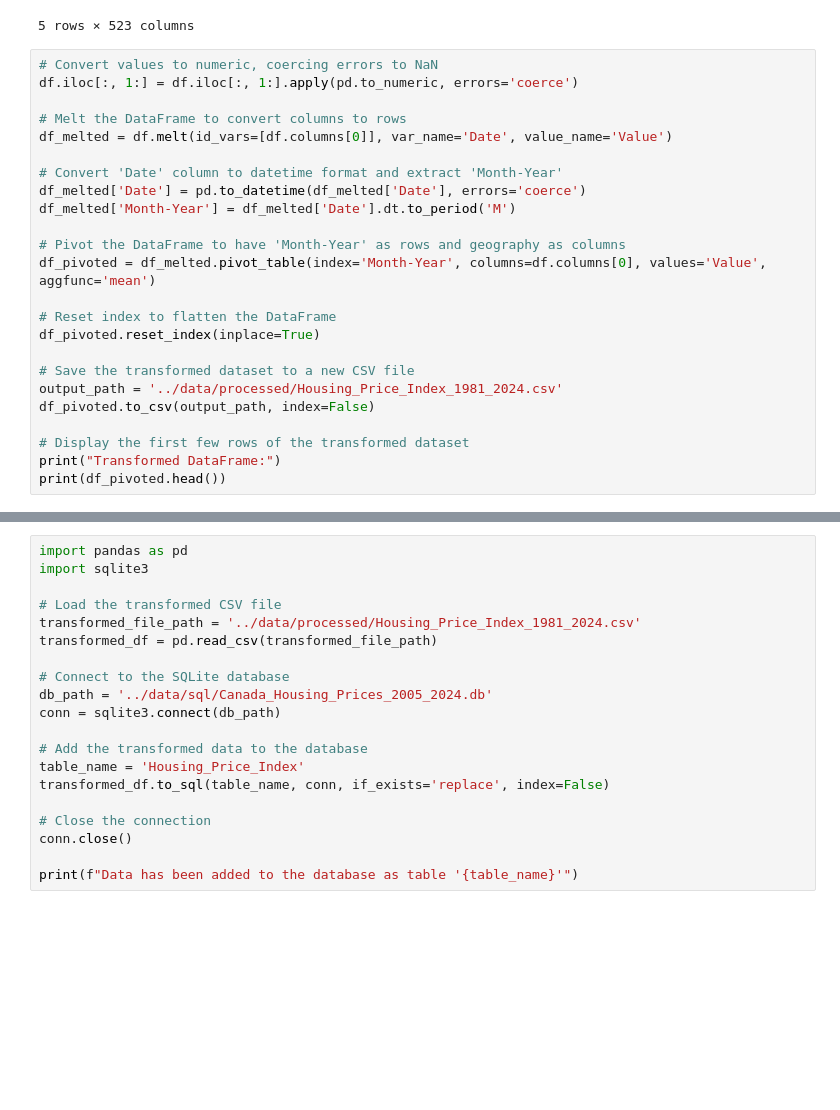
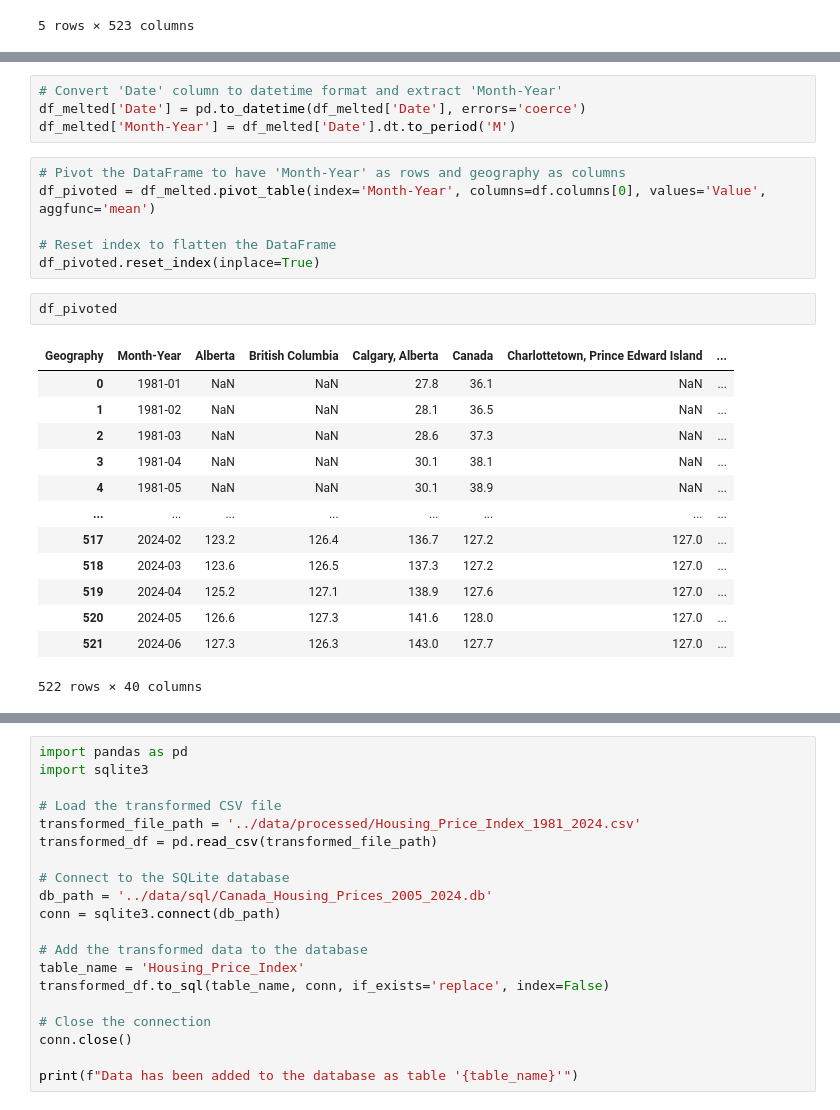
Before and after one commit to hitechparadigm/team_project_2, a Jupyter notebook: src/housing_price_index_dataset.ipynb, the cells around one changed output, grey strips where cells are left out. Saved outputs shown, nothing was run; the diff lists cells and outputs as text; blank space fills up the shorter version.

```diff
--- a/src/housing_price_index_dataset.ipynb
+++ b/src/housing_price_index_dataset.ipynb
@@ -26,27 +26,3 @@ df.head()
 | 3 | Prince Edward Island | <NA> | <NA> | <NA> | <NA> | <NA> | <NA> | <NA> | <NA> | <NA> | ... | ... |
 | 4 | Charlottetown, Prince Edward Island | <NA> | <NA> | <NA> | <NA> | <NA> | <NA> | <NA> | <NA> | <NA> | ... | ... |
 5 rows × 523 columns
-# %%
-# Convert values to numeric, coercing errors to NaN
-df.iloc[:, 1:] = df.iloc[:, 1:].apply(pd.to_numeric, errors='coerce')
-
-# Melt the DataFrame to convert columns to rows
-df_melted = df.melt(id_vars=[df.columns[0]], var_name='Date', value_name='Value')
-
-# Convert 'Date' column to datetime format and extract 'Month-Year'
-df_melted['Date'] = pd.to_datetime(df_melted['Date'], errors='coerce')
-df_melted['Month-Year'] = df_melted['Date'].dt.to_period('M')
-
-# Pivot the DataFrame to have 'Month-Year' as rows and geography as columns
-df_pivoted = df_melted.pivot_table(index='Month-Year', columns=df.columns[0], values='Value', aggfunc='mean')
-
-# Reset index to flatten the DataFrame
-df_pivoted.reset_index(inplace=True)
-
-# Save the transformed dataset to a new CSV file
-output_path = '../data/processed/Housing_Price_Index_1981_2024.csv'
-df_pivoted.to_csv(output_path, index=False)
-
-# Display the first few rows of the transformed dataset
-print("Transformed DataFrame:")
-print(df_pivoted.head())
@@ -70,0 +52,26 @@ Geography Charlottetown, Prince Edward Island Edmonton, Alberta  \
+# %%
+# Convert 'Date' column to datetime format and extract 'Month-Year'
+df_melted['Date'] = pd.to_datetime(df_melted['Date'], errors='coerce')
+df_melted['Month-Year'] = df_melted['Date'].dt.to_period('M')
+# %%
+# Pivot the DataFrame to have 'Month-Year' as rows and geography as columns
+df_pivoted = df_melted.pivot_table(index='Month-Year', columns=df.columns[0], values='Value', aggfunc='mean')
+
+# Reset index to flatten the DataFrame
+df_pivoted.reset_index(inplace=True)
+# %%
+df_pivoted
+# %% [output]
+| Geography | Month-Year | Alberta | British Columbia | Calgary, Alberta | Canada | Charlottetown, Prince Edward Island | ... |
+| 0 | 1981-01 | NaN | NaN | 27.8 | 36.1 | NaN | ... |
+| 1 | 1981-02 | NaN | NaN | 28.1 | 36.5 | NaN | ... |
+| 2 | 1981-03 | NaN | NaN | 28.6 | 37.3 | NaN | ... |
+| 3 | 1981-04 | NaN | NaN | 30.1 | 38.1 | NaN | ... |
+| 4 | 1981-05 | NaN | NaN | 30.1 | 38.9 | NaN | ... |
+| ... | ... | ... | ... | ... | ... | ... | ... |
+| 517 | 2024-02 | 123.2 | 126.4 | 136.7 | 127.2 | 127.0 | ... |
+| 518 | 2024-03 | 123.6 | 126.5 | 137.3 | 127.2 | 127.0 | ... |
+| 519 | 2024-04 | 125.2 | 127.1 | 138.9 | 127.6 | 127.0 | ... |
+| 520 | 2024-05 | 126.6 | 127.3 | 141.6 | 128.0 | 127.0 | ... |
+| 521 | 2024-06 | 127.3 | 126.3 | 143.0 | 127.7 | 127.0 | ... |
+522 rows × 40 columns
```
Also changed, not shown: parts of 6 cells of this notebook, 4 other files.
